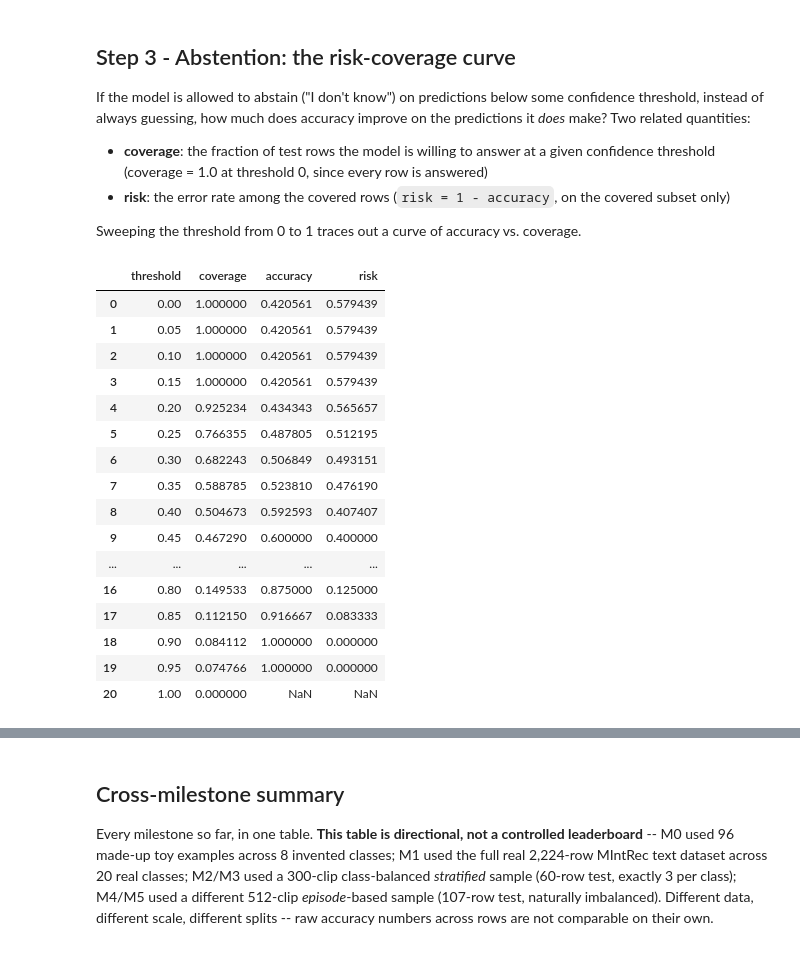
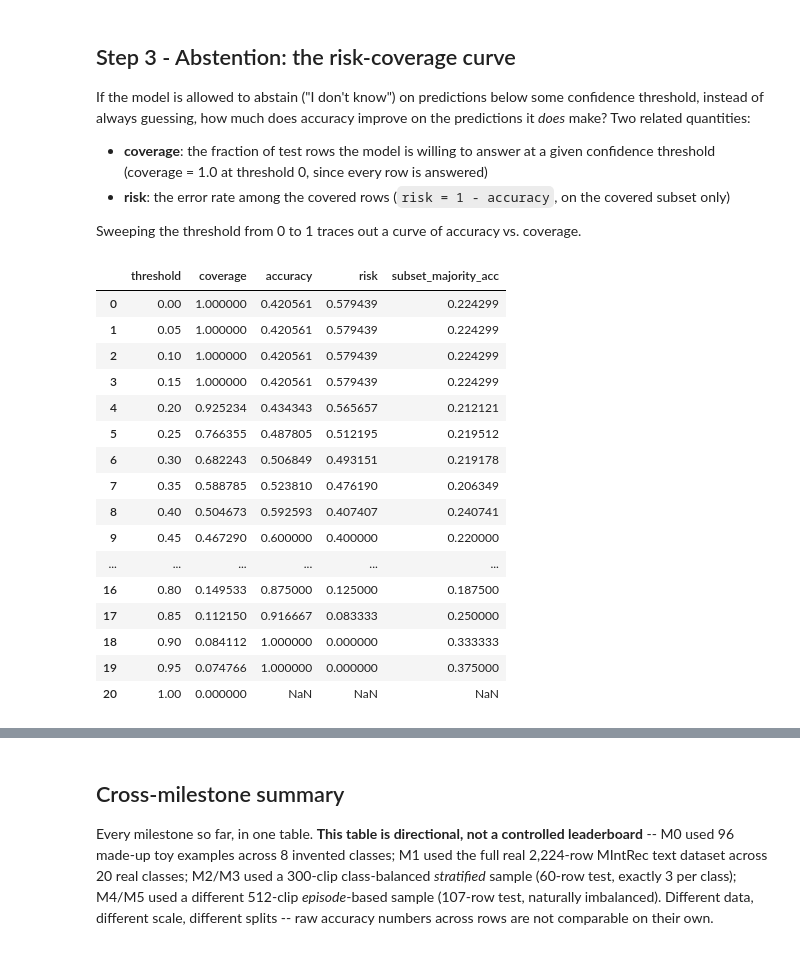
Before and after one commit to dmyung14/Multimodal-Intent-Classifier, a Jupyter notebook: notebooks/milestone5_evaluation.ipynb, the cells around one changed output, grey strips where cells are left out. Drawn from its saved outputs; the diff is of its cells as text; code cells hidden in the pictures.

```diff
--- a/notebooks/milestone5_evaluation.ipynb
+++ b/notebooks/milestone5_evaluation.ipynb
@@ -305,23 +329,23 @@ it *does* make? Two related quantities:
 
 Sweeping the threshold from 0 to 1 traces out a curve of accuracy vs. coverage.
 # %%
-rc_df = risk_coverage_sweep(confidences, correct)
+rc_df = risk_coverage_sweep(confidences, correct, truth)
 rc_df
 # %% [output]
-|  | threshold | coverage | accuracy | risk |
-| 0 | 0.00 | 1.000000 | 0.420561 | 0.579439 |
-| 1 | 0.05 | 1.000000 | 0.420561 | 0.579439 |
-| 2 | 0.10 | 1.000000 | 0.420561 | 0.579439 |
-| 3 | 0.15 | 1.000000 | 0.420561 | 0.579439 |
-| 4 | 0.20 | 0.925234 | 0.434343 | 0.565657 |
-| 5 | 0.25 | 0.766355 | 0.487805 | 0.512195 |
-| 6 | 0.30 | 0.682243 | 0.506849 | 0.493151 |
-| 7 | 0.35 | 0.588785 | 0.523810 | 0.476190 |
-| 8 | 0.40 | 0.504673 | 0.592593 | 0.407407 |
-| 9 | 0.45 | 0.467290 | 0.600000 | 0.400000 |
-| ... | ... | ... | ... | ... |
-| 16 | 0.80 | 0.149533 | 0.875000 | 0.125000 |
-| 17 | 0.85 | 0.112150 | 0.916667 | 0.083333 |
-| 18 | 0.90 | 0.084112 | 1.000000 | 0.000000 |
-| 19 | 0.95 | 0.074766 | 1.000000 | 0.000000 |
-| 20 | 1.00 | 0.000000 | NaN | NaN |
+|  | threshold | coverage | accuracy | risk | subset_majority_acc |
+| 0 | 0.00 | 1.000000 | 0.420561 | 0.579439 | 0.224299 |
+| 1 | 0.05 | 1.000000 | 0.420561 | 0.579439 | 0.224299 |
+| 2 | 0.10 | 1.000000 | 0.420561 | 0.579439 | 0.224299 |
+| 3 | 0.15 | 1.000000 | 0.420561 | 0.579439 | 0.224299 |
+| 4 | 0.20 | 0.925234 | 0.434343 | 0.565657 | 0.212121 |
+| 5 | 0.25 | 0.766355 | 0.487805 | 0.512195 | 0.219512 |
+| 6 | 0.30 | 0.682243 | 0.506849 | 0.493151 | 0.219178 |
+| 7 | 0.35 | 0.588785 | 0.523810 | 0.476190 | 0.206349 |
+| 8 | 0.40 | 0.504673 | 0.592593 | 0.407407 | 0.240741 |
+| 9 | 0.45 | 0.467290 | 0.600000 | 0.400000 | 0.220000 |
+| ... | ... | ... | ... | ... | ... |
+| 16 | 0.80 | 0.149533 | 0.875000 | 0.125000 | 0.187500 |
+| 17 | 0.85 | 0.112150 | 0.916667 | 0.083333 | 0.250000 |
+| 18 | 0.90 | 0.084112 | 1.000000 | 0.000000 | 0.333333 |
+| 19 | 0.95 | 0.074766 | 1.000000 | 0.000000 | 0.375000 |
+| 20 | 1.00 | 0.000000 | NaN | NaN | NaN |
```
Also changed, not shown: parts of 9 cells of this notebook, 1 other file.
